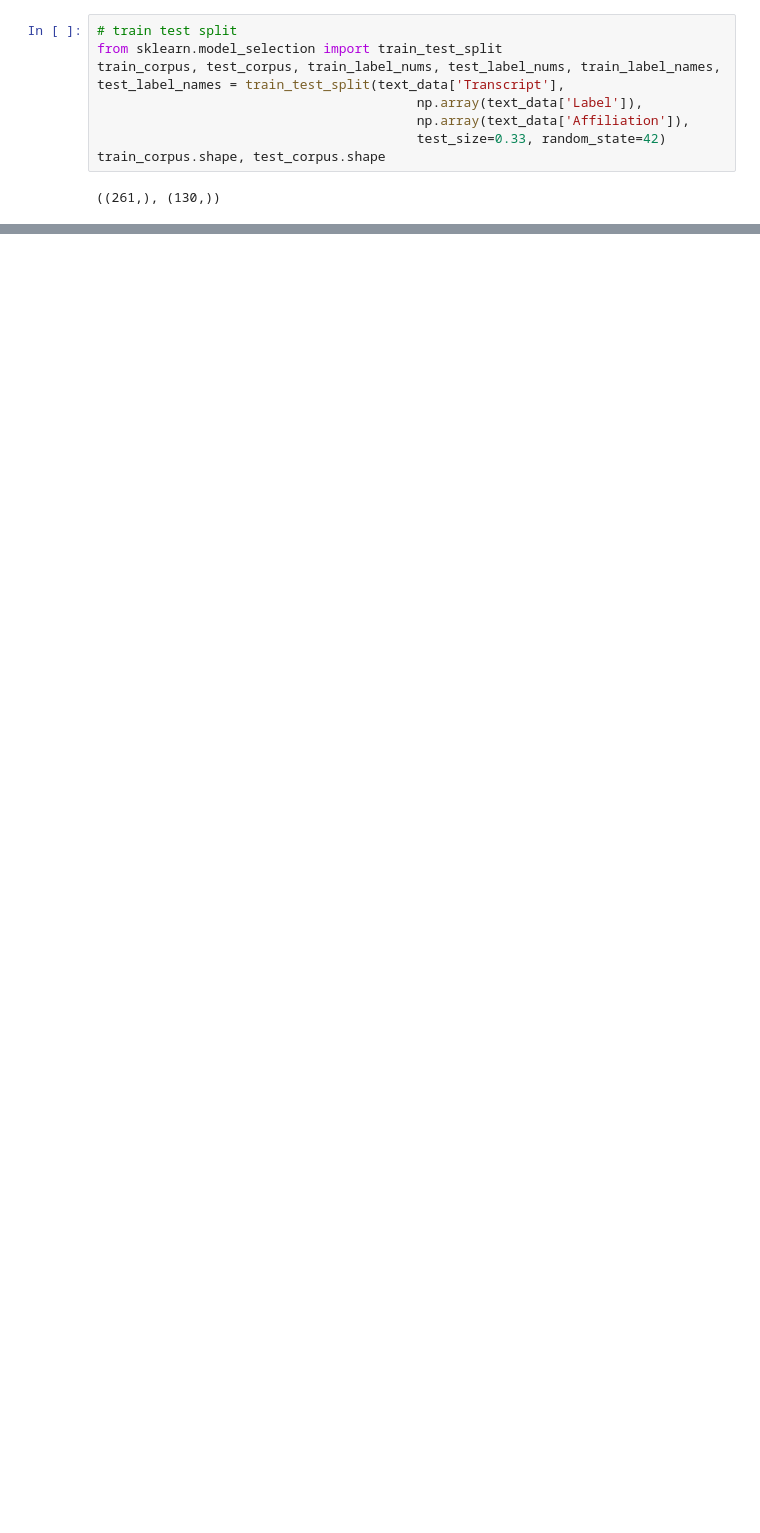
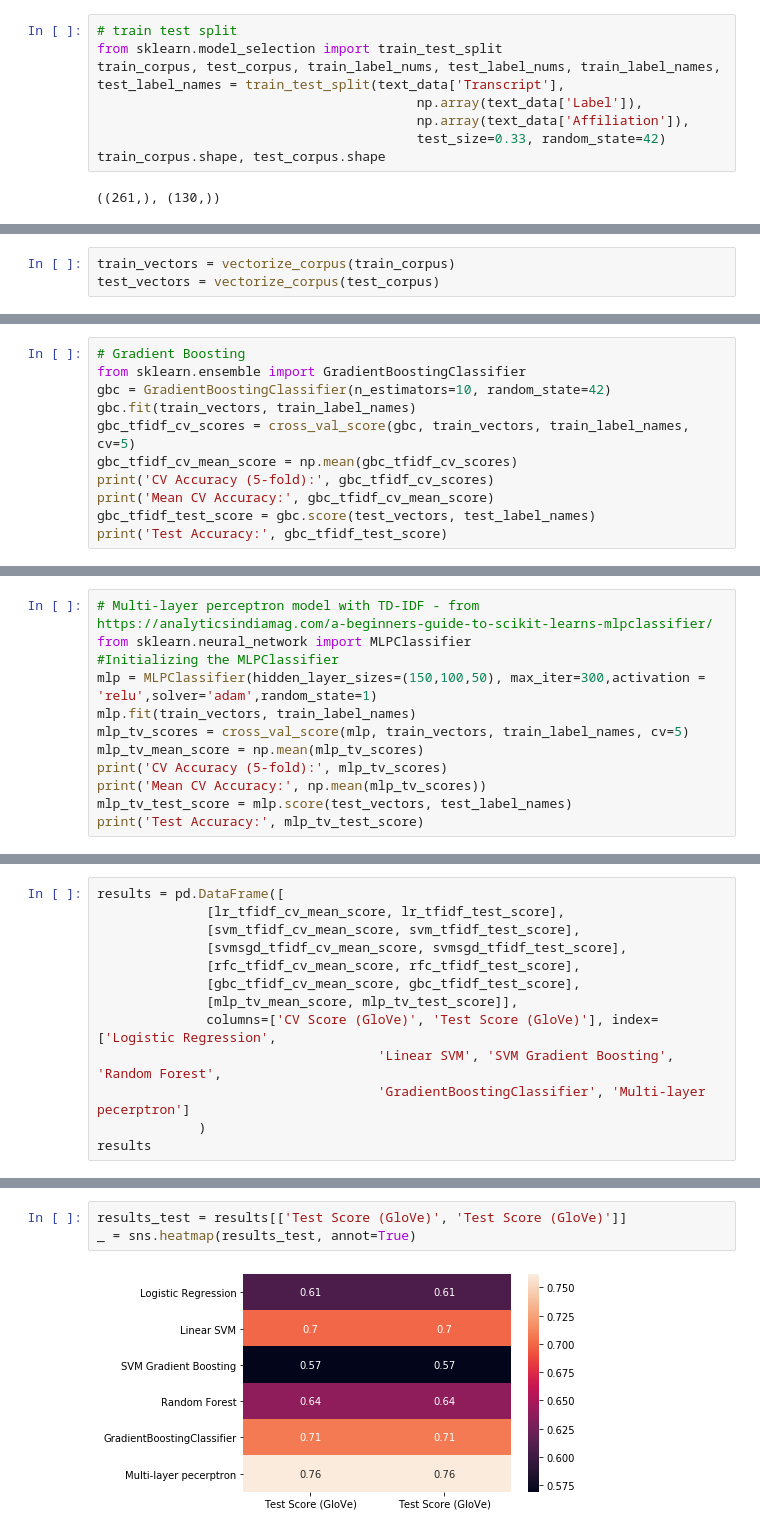
Before and after one commit to JoseMMontoro/nlp_political_speeches, a Jupyter notebook: Vectorization_and_models/neural_models.ipynb, the cells around one changed output, grey strips where cells are left out. Saved outputs shown, nothing was run; the diff lists cells and outputs as text; blank space fills up the shorter version.

Commit message:
Add GloVe results

```diff
--- a/Vectorization_and_models/neural_models.ipynb
+++ b/Vectorization_and_models/neural_models.ipynb
@@ -87,0 +64,3 @@ pd.concat([corpus_df, cluster_labels], axis=1)
+# %%
+train_vectors = vectorize_corpus(train_corpus)
+test_vectors = vectorize_corpus(test_corpus)
@@ -87,0 +140,11 @@ pd.concat([corpus_df, cluster_labels], axis=1)
+# %%
+# Gradient Boosting
+from sklearn.ensemble import GradientBoostingClassifier
+gbc = GradientBoostingClassifier(n_estimators=10, random_state=42)
+gbc.fit(train_vectors, train_label_names)
+gbc_tfidf_cv_scores = cross_val_score(gbc, train_vectors, train_label_names, cv=5)
+gbc_tfidf_cv_mean_score = np.mean(gbc_tfidf_cv_scores)
+print('CV Accuracy (5-fold):', gbc_tfidf_cv_scores)
+print('Mean CV Accuracy:', gbc_tfidf_cv_mean_score)
+gbc_tfidf_test_score = gbc.score(test_vectors, test_label_names)
+print('Test Accuracy:', gbc_tfidf_test_score)
@@ -87,0 +155,12 @@ pd.concat([corpus_df, cluster_labels], axis=1)
+# %%
+# Multi-layer perceptron model with TD-IDF - from https://analyticsindiamag.com/a-beginners-guide-to-scikit-learns-mlpclassifier/
+from sklearn.neural_network import MLPClassifier
+#Initializing the MLPClassifier
+mlp = MLPClassifier(hidden_layer_sizes=(150,100,50), max_iter=300,activation = 'relu',solver='adam',random_state=1)
+mlp.fit(train_vectors, train_label_names)
+mlp_tv_scores = cross_val_score(mlp, train_vectors, train_label_names, cv=5)
+mlp_tv_mean_score = np.mean(mlp_tv_scores)
+print('CV Accuracy (5-fold):', mlp_tv_scores)
+print('Mean CV Accuracy:', np.mean(mlp_tv_scores))
+mlp_tv_test_score = mlp.score(test_vectors, test_label_names)
+print('Test Accuracy:', mlp_tv_test_score)
@@ -87,0 +171,13 @@ pd.concat([corpus_df, cluster_labels], axis=1)
+# %%
+results = pd.DataFrame([
+              [lr_tfidf_cv_mean_score, lr_tfidf_test_score],
+              [svm_tfidf_cv_mean_score, svm_tfidf_test_score],
+              [svmsgd_tfidf_cv_mean_score, svmsgd_tfidf_test_score],
+              [rfc_tfidf_cv_mean_score, rfc_tfidf_test_score],
+              [gbc_tfidf_cv_mean_score, gbc_tfidf_test_score],
+              [mlp_tv_mean_score, mlp_tv_test_score]],
+              columns=['CV Score (GloVe)', 'Test Score (GloVe)'], index=['Logistic Regression',
+                                    'Linear SVM', 'SVM Gradient Boosting', 'Random Forest',
+                                    'GradientBoostingClassifier', 'Multi-layer pecerptron']
+             )
+results
@@ -87,0 +192,5 @@ pd.concat([corpus_df, cluster_labels], axis=1)
+# %%
+results_test = results[['Test Score (GloVe)', 'Test Score (GloVe)']]
+_ = sns.heatmap(results_test, annot=True)
+# %% [output]
+[figure, added]
```
Also changed, not shown: parts of 28 cells of this notebook.
